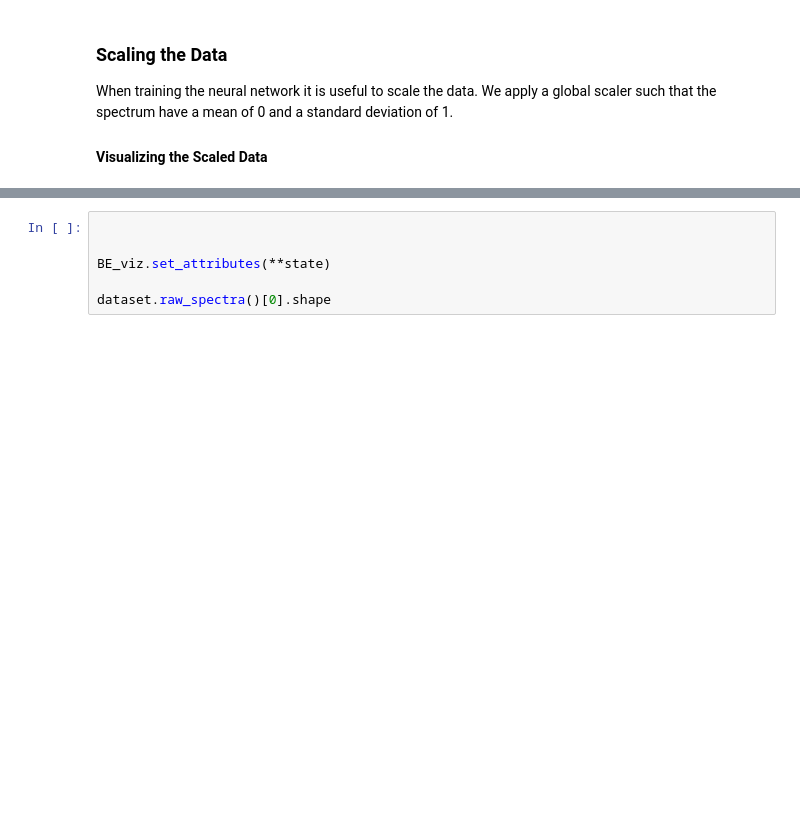
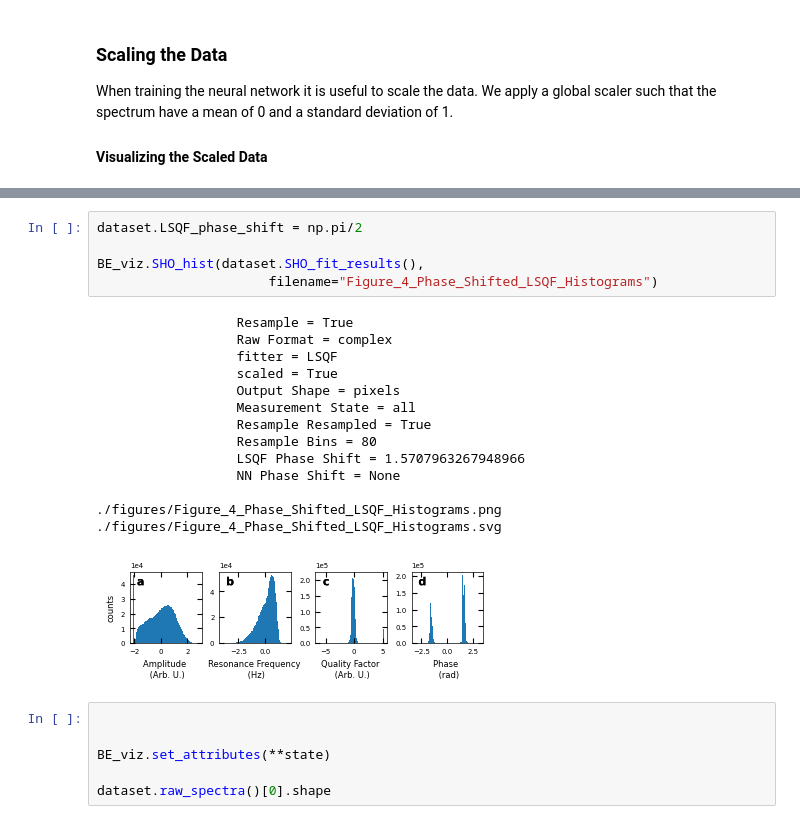
Before and after one commit to m3-learning/m3_learning_old, a Jupyter notebook: m3_learning/papers/2023_Rapid_Fitting/3_Pytorch_SHO_Fitter.ipynb, the cells around one changed output, grey strips where cells are left out. Saved outputs shown, nothing was run; the diff lists cells and outputs as text; blank space fills up the shorter version.

```diff
--- a/m3_learning/papers/2023_Rapid_Fitting/3_Pytorch_SHO_Fitter.ipynb
+++ b/m3_learning/papers/2023_Rapid_Fitting/3_Pytorch_SHO_Fitter.ipynb
@@ -1401,3 +1413,23 @@ BE_viz.nn_checker(state)
+# %%
+dataset.LSQF_phase_shift = np.pi/2
+
+BE_viz.SHO_hist(dataset.SHO_fit_results(),
+                      filename="Figure_4_Phase_Shifted_LSQF_Histograms")
+# %% [output]
+                  Resample = True
+                  Raw Format = complex
+                  fitter = LSQF
+                  scaled = True
+                  Output Shape = pixels
+                  Measurement State = all
+                  Resample Resampled = True
+                  Resample Bins = 80
+                  LSQF Phase Shift = 1.5707963267948966
+                  NN Phase Shift = None
+
+./figures/Figure_4_Phase_Shifted_LSQF_Histograms.png
+./figures/Figure_4_Phase_Shifted_LSQF_Histograms.svg
+[figure, added]
 # %%
 
 
```
Also changed, not shown: parts of 5 cells of this notebook, 4 other files.
